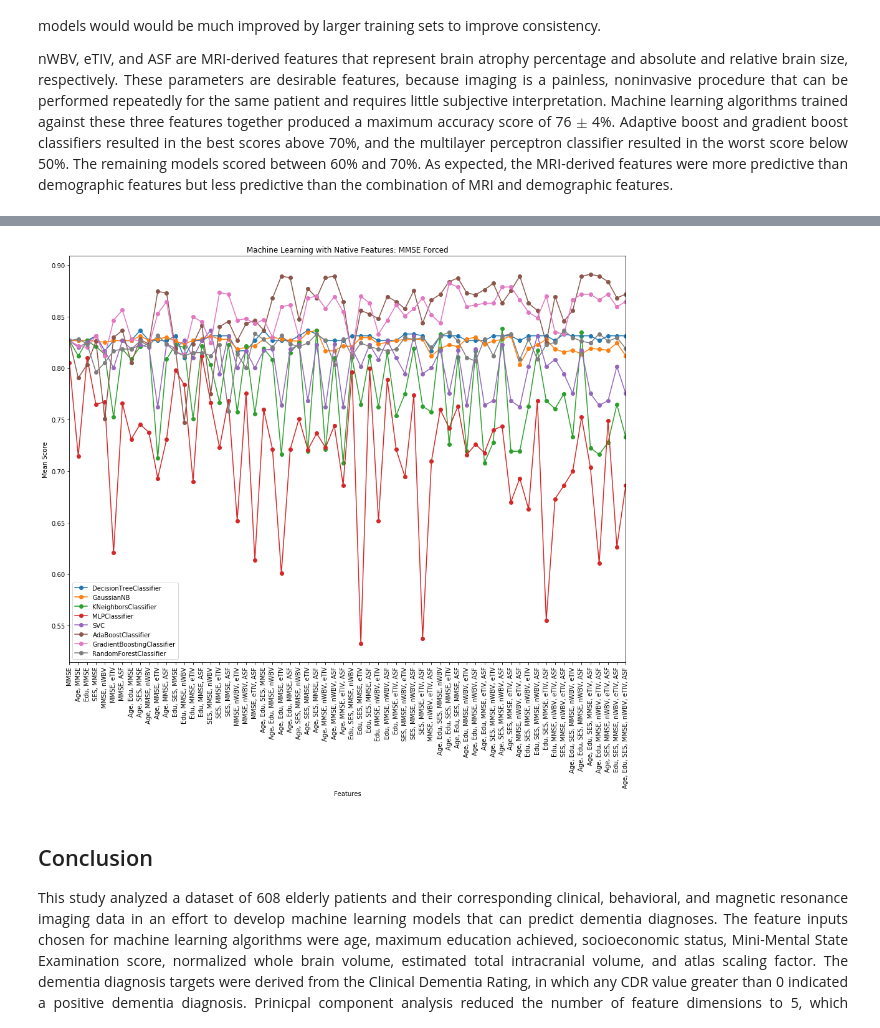
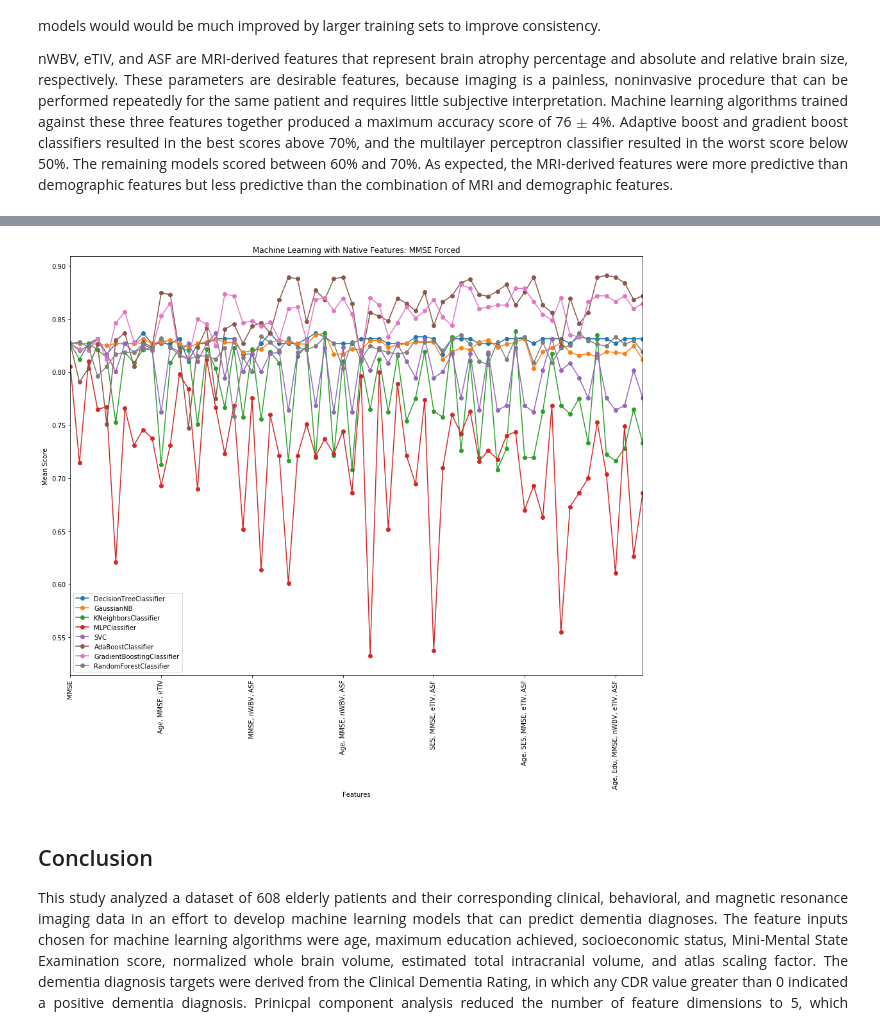
Before and after one commit to markcapece/dementia, a Jupyter notebook: MRI_and_Alzheimers.ipynb, the cells around one changed output, grey strips where cells are left out. Saved outputs shown, nothing was run; the diff lists cells and outputs as text; code cells hidden in the pictures.

```diff
--- a/MRI_and_Alzheimers.ipynb
+++ b/MRI_and_Alzheimers.ipynb
@@ -645,10 +306,0 @@ pkld_raw_full.loc['nWBV, eTIV, ASF']
-# %%
-# Save complete and mean value tables as PKL
-
-pkld_raw_full = pd.read_pickle('190812_raw.pkl')
-
-# pkld_raw_full_mean = pkld_raw_full.xs('mean', level=1).astype('float64')
-
-# pkld_raw_full_mean.to_pickle('190812_raw_mean.pkl')
-
-pkld_raw_full_mean = pd.read_pickle('190812_raw_mean.pkl')
@@ -687,0 +307,11 @@ RandomForestClassifier        : SES, MMSE, nWBV, eTIV, ASF     (0.837)
+# %%
+# Machine learning in native feature frame
+# --Load saved PKL results; if results don't exist, run ml_table to generate results
+try:
+    pkld_raw_full = pd.read_pickle('PKLs/190812_raw.pkl')
+    pkld_raw_full_mean = pd.read_pickle('PKLs/190812_raw_mean.pkl')
+except FileNotFoundError:
+    raw_analysis_full = analysis.ml_table(models=model_list, array='combo')
+    raw_analysis_full.to_pickle('PKLs/190812_raw.pkl')
+    pkld_raw_full_mean = pkld_pc_full.xs('mean', level=1).astype('float64')
+    pkld_raw_full_mean.to_pickle('PKLs/190812_raw_mean.pkl')
@@ -781,0 +385,12 @@ RandomForestClassifier        : SES, MMSE, nWBV, eTIV, ASF     (0.837)
+# %%
+# Only include ML models trained with MMSE
+pkld_raw_full_onlyMMSE = pkld_raw_full.loc[['MMSE' in i[0] for i in list(pkld_raw_full.index)]]
+
+# Print best scores for each model
+print('{:<30}: {:<35}: {} ({})'.format('Model', 'Features', 'Score', 'Stdev'))
+for m in pkld_raw_full_onlyMMSE.columns:
+    imax = pkld_raw_full_onlyMMSE[m].xs('mean', level=1).astype('float64').idxmax()
+    print('{:<30}: {:<35}: {:1.3f} ({:1.3f})'.format(m,
+                                                     imax,
+                                                     pkld_raw_full_onlyMMSE[m].xs('mean', level=1).loc[imax],
+                                                     pkld_raw_full_onlyMMSE[m].xs('std', level=1).loc[imax]))
@@ -782,15 +407,17 @@ RandomForestClassifier        : SES, MMSE, nWBV, eTIV, ASF     (0.837)
 # %%
-pkld_raw_full_mean.loc[['MMSE' in i for i in list(pkld_raw_full_mean.index)]].plot(style='o-')
-plt.xticks(range(len(pkld_raw_full_mean.loc[['MMSE' in i for i in list(pkld_raw_full_mean.index)]].index)),
-           pkld_raw_full_mean.loc[['MMSE' in i for i in list(pkld_raw_full_mean.index)]].index,
-           rotation=90)
+# Plot results with only MMSE
+pkld_raw_full_onlyMMSE_mean = pkld_raw_full_onlyMMSE.xs('mean', level=1)
+
+fig, ax = plt.subplots(figsize=(16, 12))
+pkld_raw_full_onlyMMSE_mean.plot(style='o-', ax=ax)
+plt.xticks(rotation=90)
 plt.title('Machine Learning with Native Features: MMSE Forced')
 plt.ylabel('Mean Score')
 plt.xlabel('Features')
 plt.legend(loc='best')
 plt.show()
 # %% [output]
-[figure, old version]
+[figure, new version]
 # %% [markdown]
 ## <a id='conclusion'>Conclusion</a>
 
```
Also changed, not shown: parts of 65 cells of this notebook, 14 other files.
